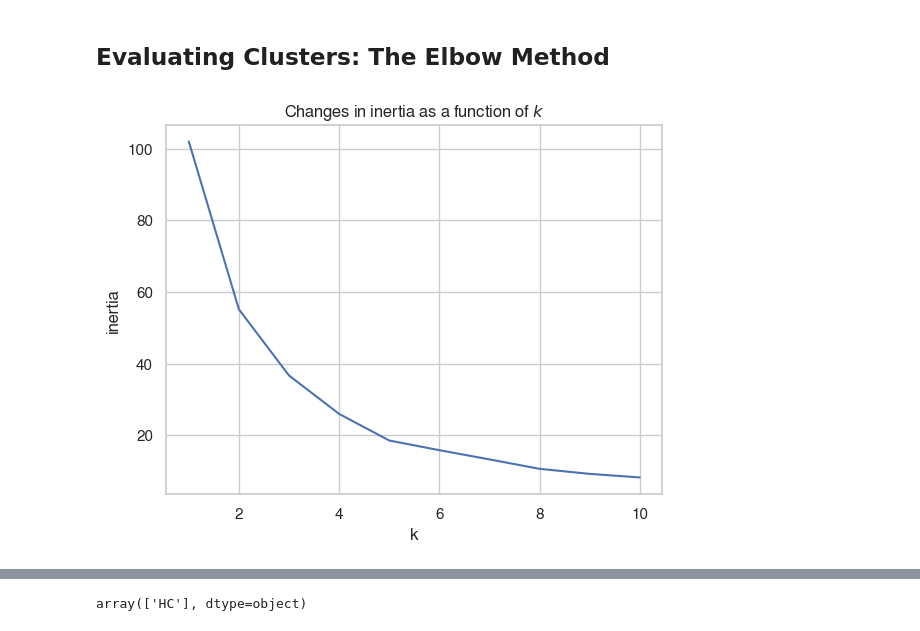
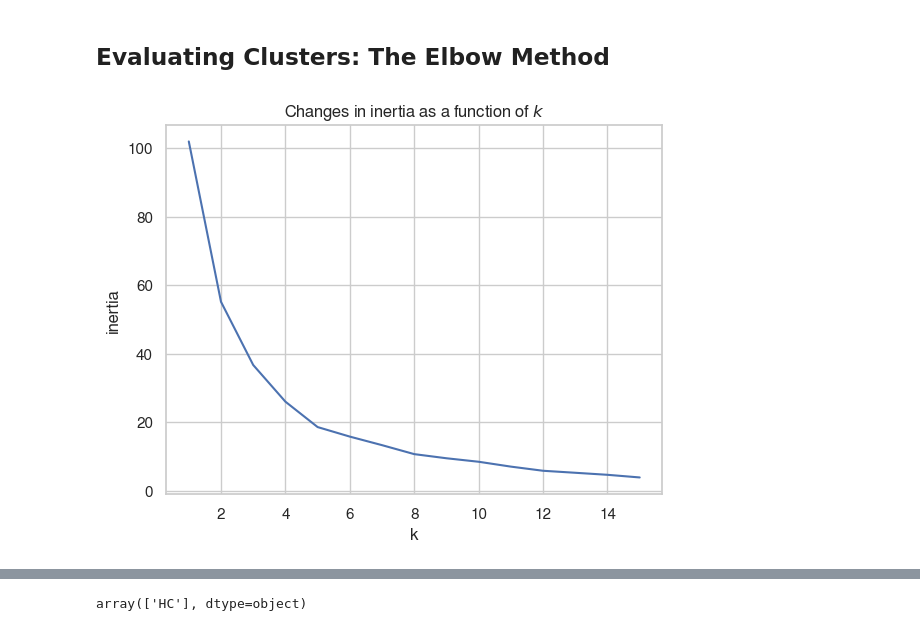
Before and after one commit to UWCCDL/LabTutorials, a Jupyter notebook: IntroToML.ipynb, the cells around one changed output, grey strips where cells are left out. Saved outputs shown, nothing was run; the diff lists cells and outputs as text; code cells hidden in the pictures.

```diff
--- a/IntroToML.ipynb
+++ b/IntroToML.ipynb
@@ -171,13 +174,13 @@ plt.show()
 ## Evaluating Clusters: The Elbow Method
 # %%
 inertias = []
-ks = range(1, 11)
+ks = range(1, 16)
 for k in ks:
     kmeans = clust.KMeans(n_clusters=k, n_init=10).fit(dataZ)
     inertias.append(kmeans.inertia_)
 res = pd.DataFrame(np.array([ks, inertias]).T, columns=['k', 'inertia'])
 ax=sns.lineplot(res, x="k", y='inertia')
 ax.set_title("Changes in inertia as a function of $k$")
 plt.show()
 # %% [output]
-[figure, old version]
+[figure, new version]
```
Also changed, not shown: parts of 28 cells of this notebook.
